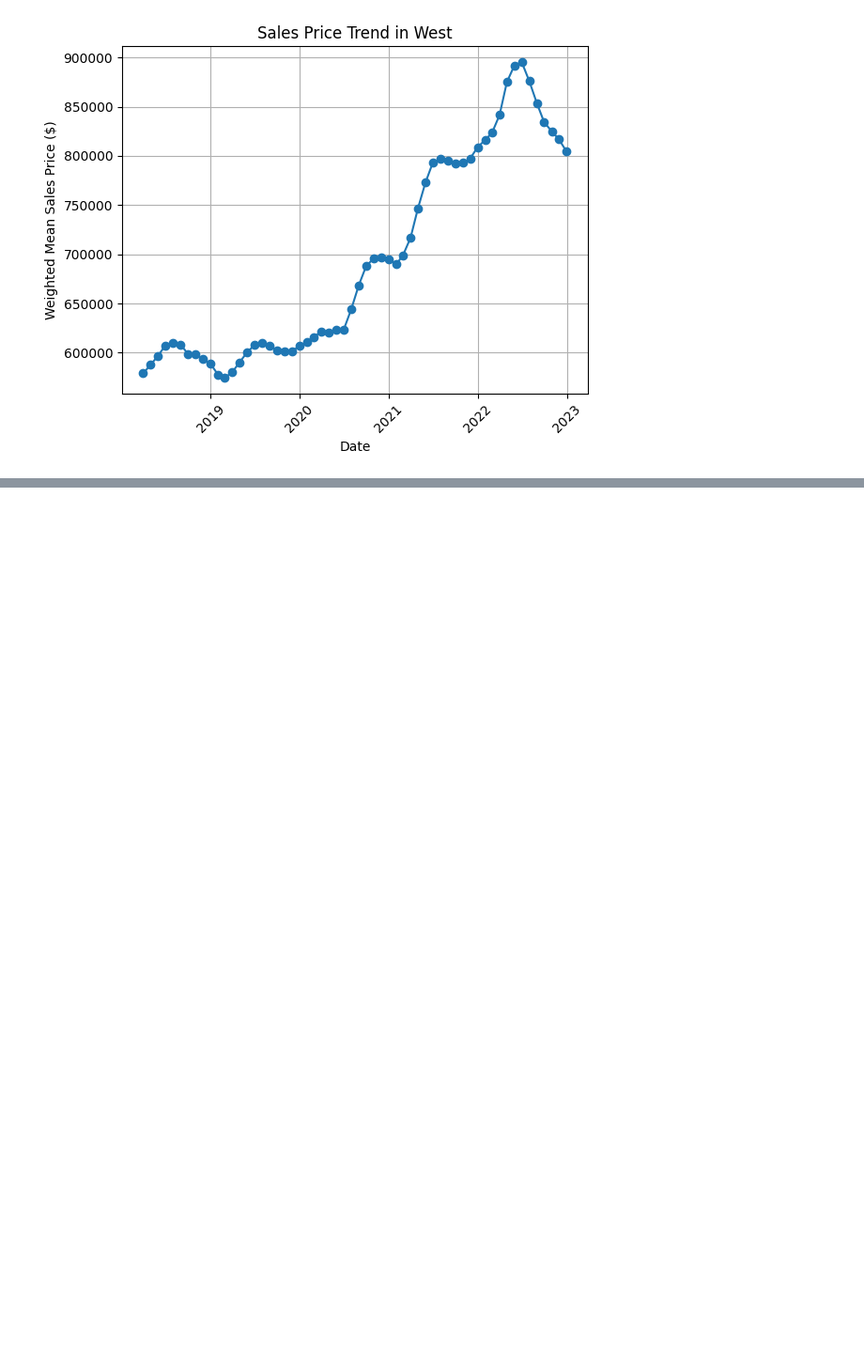
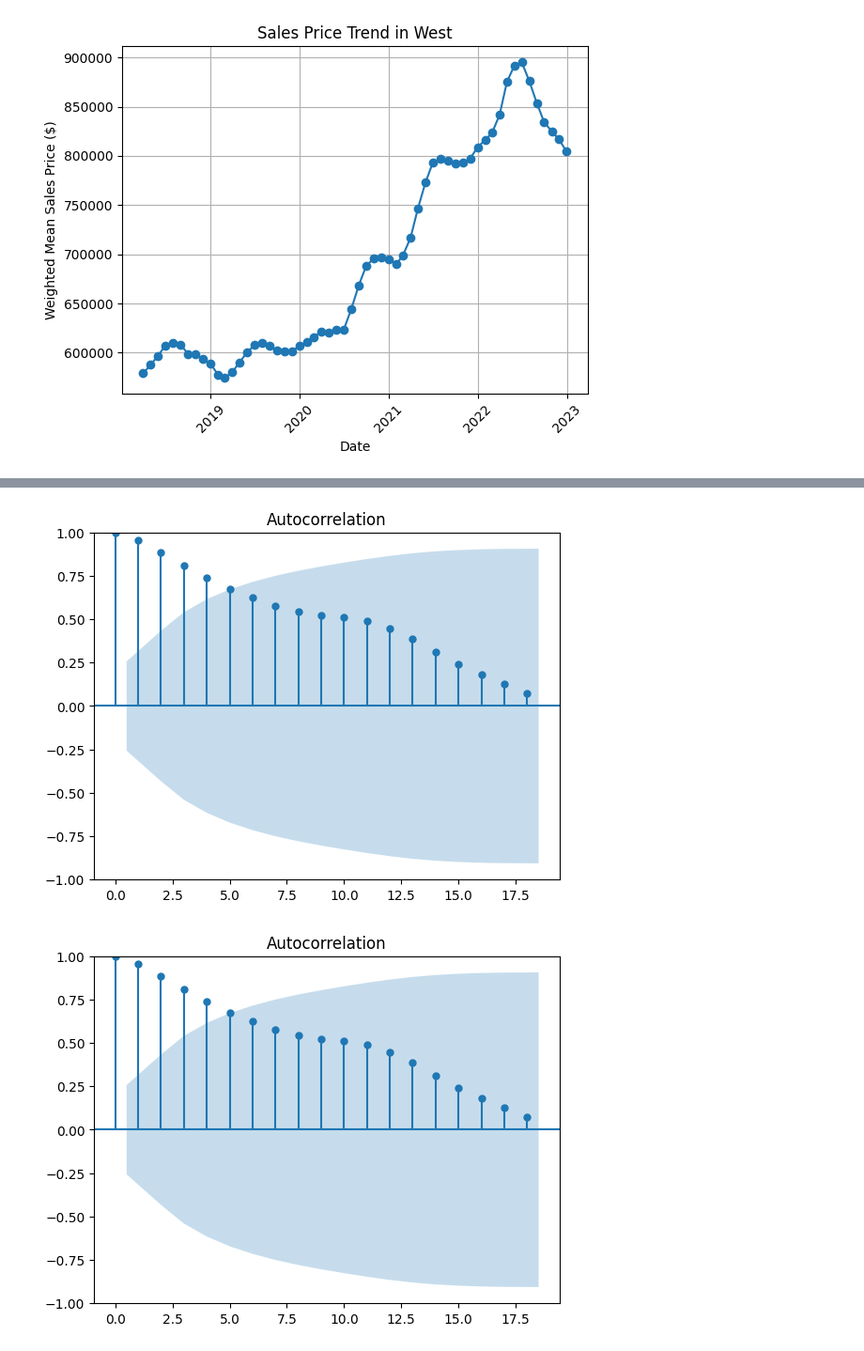
Before and after one commit to jacobsimeral/TS_Forecasting_Project, a Jupyter notebook: Code/Forecast/forecast_arima_hassaan.ipynb, the cells around one changed output, grey strips where cells are left out. Shown at 94% size. Saved outputs shown, nothing was run; the diff lists cells and outputs as text; code cells hidden in the pictures; blank space fills up the shorter version.

```diff
--- a/Code/Forecast/forecast_arima_hassaan.ipynb
+++ b/Code/Forecast/forecast_arima_hassaan.ipynb
@@ -156,0 +220,5 @@ for region, y in grouped:
+# %%
+plot_acf(midwest_df)
+# %% [output]
+[figure, added]
+[figure, added]
```
Also changed, not shown: parts of 13 cells of this notebook.
